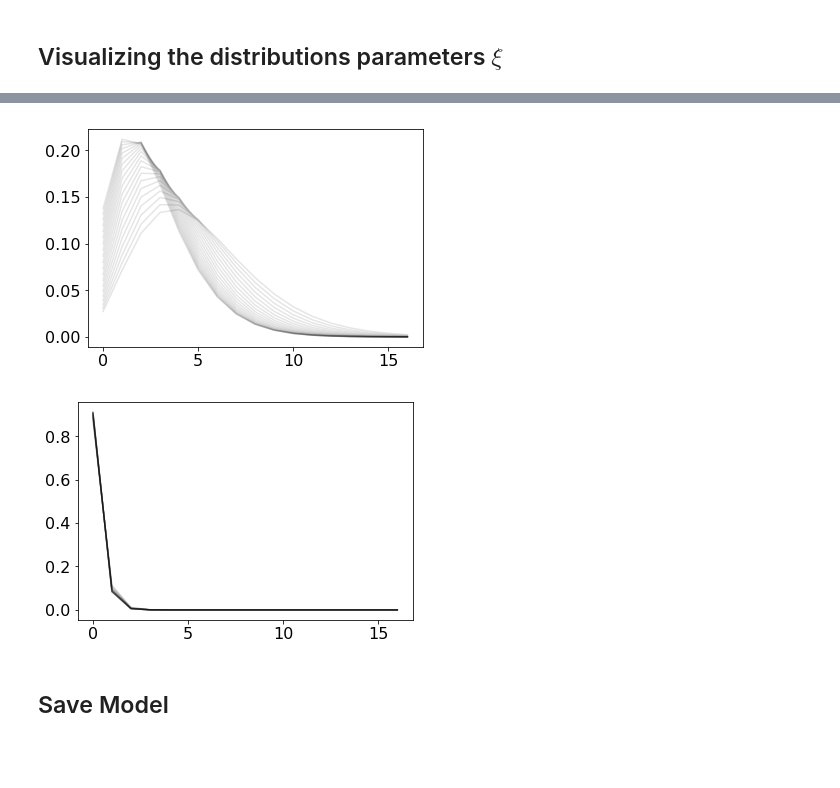
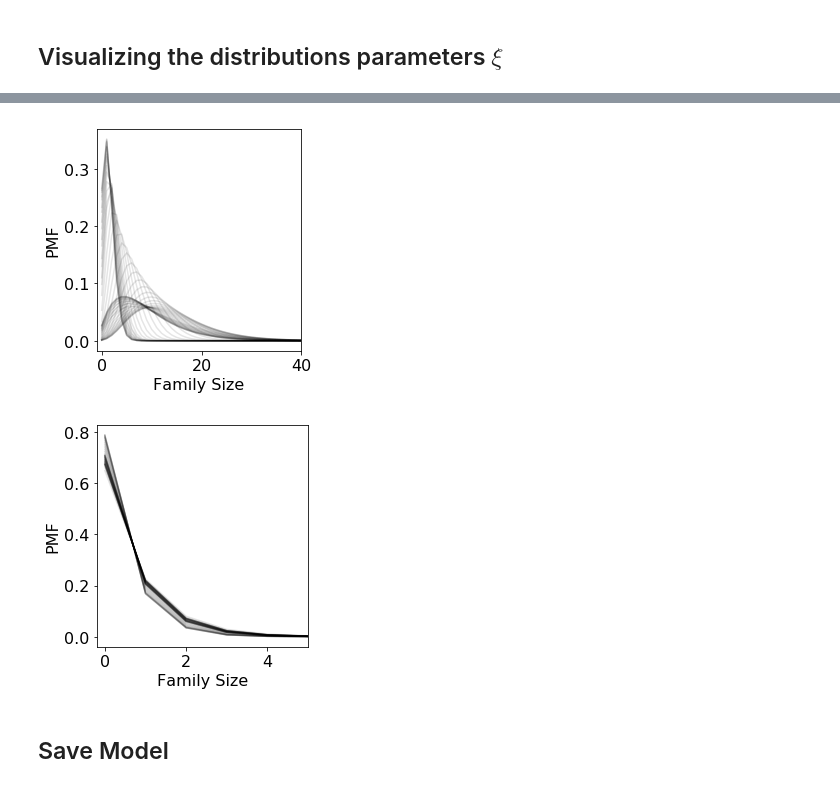
Before and after one commit to broadinstitute/CellBender, a Jupyter notebook: proto/chimera/notebooks/dtm_exploration.ipynb, the cells around one changed output, grey strips where cells are left out. Saved outputs shown, nothing was run; the diff lists cells and outputs as text; code cells hidden in the pictures; blank space fills up the shorter version.

```diff
--- a/proto/chimera/notebooks/dtm_exploration.ipynb
+++ b/proto/chimera/notebooks/dtm_exploration.ipynb
@@ -477,4 +450,4 @@ WARNING:root:Calculating and caching "SingleCellFingerprintDTM.collapsed_csr_fin
 # %%
 # sc_fingerprint_dtm.set_highly_variable_gene_indices(np.load('pbmc4k_small_new_hvg.npy'))
 # %%
-# sc_fingerprint_dtm.set_highly_variable_gene_indices(np.load('hgmm_1k_hvg.npy'))
+sc_fingerprint_dtm.set_highly_variable_gene_indices(np.load('pbmc4k_hvg.npy'))
@@ -486,7 +461,7 @@ feature_based_gene_expression_model = FeatureBasedGeneExpressionModel(
     init_features_ard_scale=10.0,
     phi_scale=1e-2,
     activation=torch.nn.Softplus(),
-    enable_phi_prior=False,
+    enable_phi_prior=True,
     hidden_dims=[],
     device=device,
     dtype=dtype)
@@ -524,2 +499,4 @@ WARNING:root:Iteration number: 2000, loss: 0.185 +- 0.001, time: 6.884s
 WARNING:root:[FeatureBasedGeneExpressionModelTrainer] training finished.
+# %%
+feature_based_gene_expression_model.enable_phi_prior = False
 # %%
@@ -576,7 +559,7 @@ gene_expression_model = feature_based_gene_expression_model
 fsd_model = FSDModelGPLVM(
     sc_fingerprint_dtm=sc_fingerprint_dtm,
     n_fsd_lo_comps=1,
-    n_fsd_hi_comps=1,
+    n_fsd_hi_comps=2,
     init_params_dict=init_params_dict,
     device=device,
     dtype=dtype)
@@ -611,6 +594,7 @@ dtm = DropletTimeMachineModel(
     monitor_constraint_pressure=True,
     device=device,
     dtype=dtype)
+dtm.constraint_pressure_forgetting_factor = 0.999
 
 def get_adam_args(
     base_lr: float,
@@ -1256,34 +1322,44 @@ tensor([[-0.0122,  2.7826],
 # for i in range(n_steps):
 #     plt.plot(p_lo[i, :], alpha=0.1, color='black')
 # %%
-n_steps = 20
+n_steps = 50
 
-idx_0 = 1
-idx_1 = 0
+idx_0 = 0
+idx_1 = 1
 
 with torch.no_grad():
     fsd_model.gplvm.set_mode("guide")
     fsd_model.gplvm.set_data(X=fsd_model.fsd_latent_posterior_loc_gl.detach().clone(), y=None)
     u = torch.zeros((n_steps, 2), device=device, dtype=dtype)
-    u[:, idx_0] = torch.linspace(-10, 10, steps=n_steps)
+    u[:, idx_0] = torch.linspace(-3, 2, steps=n_steps)
     u[:, idx_1] = 0
     xi, _ = fsd_model.gplvm.forward(u)
     fsd_params_dict = fsd_model.decode(xi.permute(-1, -2))
 
 dist_lo, dist_hi = fsd_model.get_fsd_components(fsd_params_dict)
 p_lo = dist_lo.log_prob(torch.arange(0, sc_fingerprint_dtm.max_family_size + 1).float().cuda()).detach().cpu().exp().numpy()
 p_hi = dist_hi.log_prob(torch.arange(0, sc_fingerprint_dtm.max_family_size + 1).float().cuda()).detach().cpu().exp().numpy()
 
-fig = plt.figure()
+fig = plt.figure(figsize=(4, 4))
 for i in range(n_steps):
     plt.plot(p_hi[i, :], alpha=0.1, color='black')
+plt.xlabel('Family Size', fontsize=16)
+plt.ylabel('PMF', fontsize=16)
+plt.xlim((-1, 40))
+plt.tight_layout()
+plt.savefig('/home/jupyter/CellBender/proto/chimera/notebooks/figures/pbmc4k_fsd_sweep_hi.pdf')
 
-fig = plt.figure()
+fig = plt.figure(figsize=(4, 4))
 for i in range(n_steps):
     plt.plot(p_lo[i, :], alpha=0.1, color='black')
+plt.xlabel('Family Size', fontsize=16)
+plt.ylabel('PMF', fontsize=16)
+plt.xlim((-0.2, 5))
+plt.tight_layout()
+plt.savefig('/home/jupyter/CellBender/proto/chimera/notebooks/figures/pbmc4k_fsd_sweep_lo.pdf')
 # %% [output]
-[figure, old version]
+[figure, new version]
-[figure, old version]
+[figure, new version]
 # %% [markdown]
 ## Save Model
 # %%
```
Also changed, not shown: parts of 47 cells of this notebook, 24 other files.
